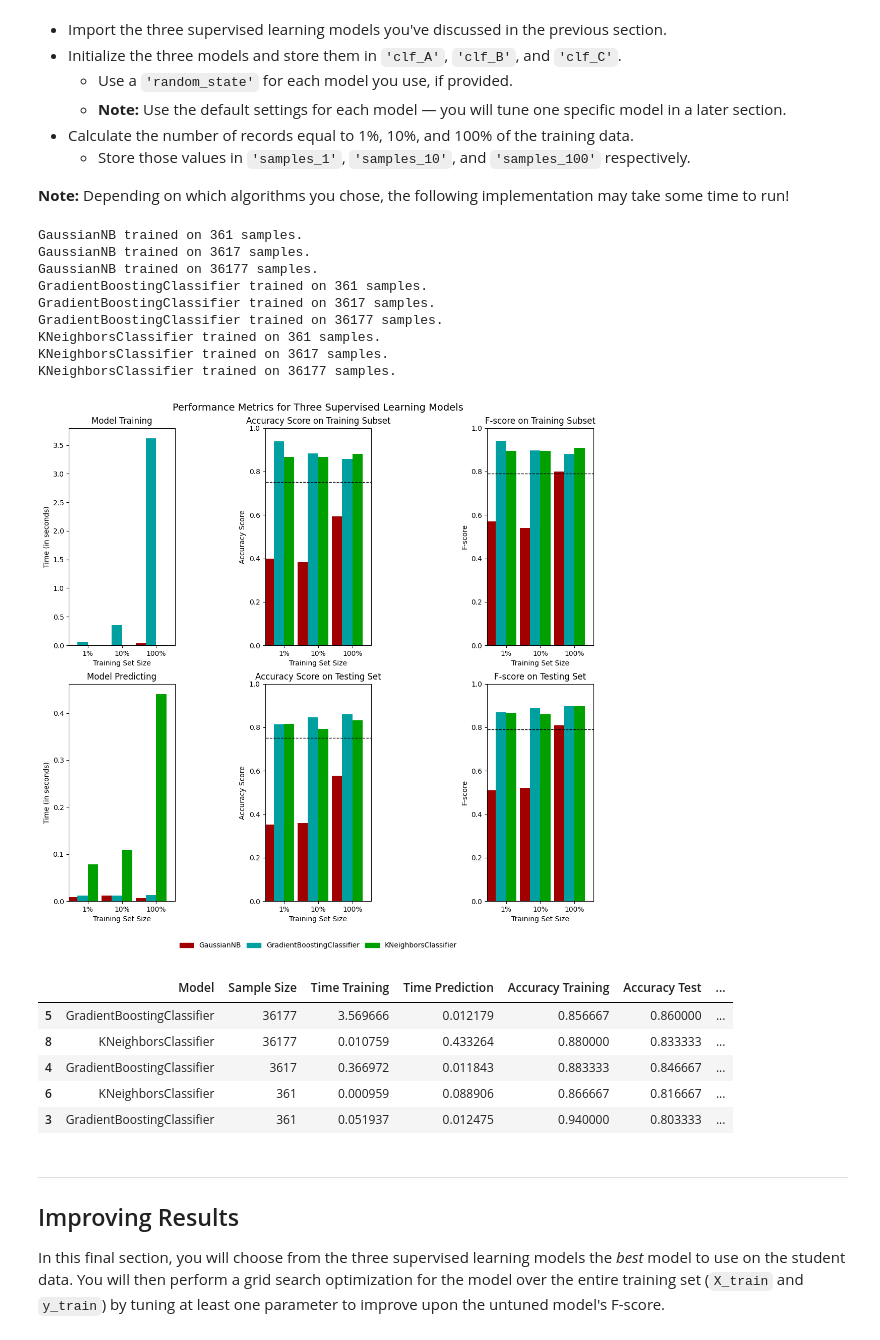
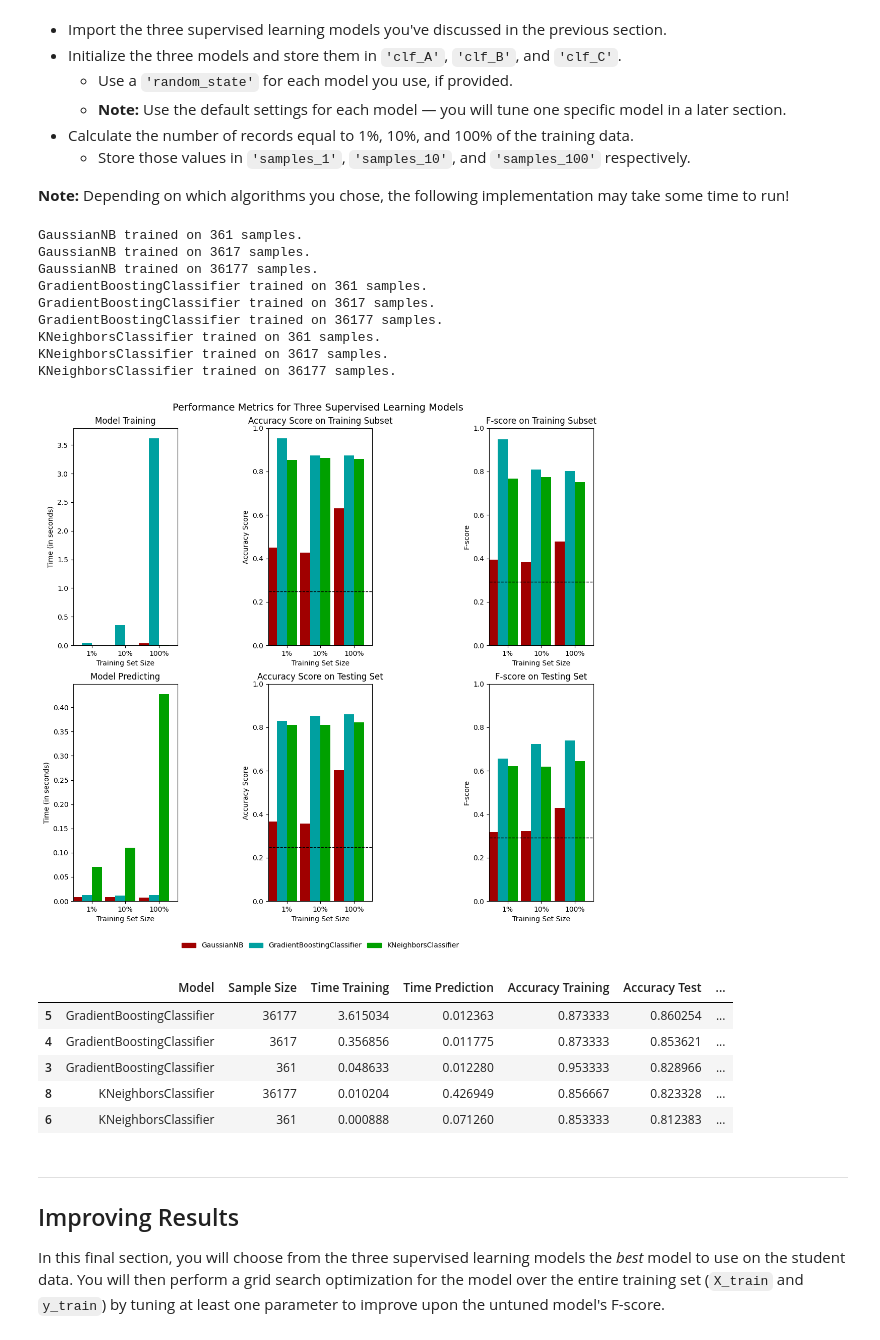
Before and after one commit to hbxbgrw7913/finding_donors, a Jupyter notebook: finding_donors.ipynb, the cells around one changed output. Cells and saved outputs as stored; diff of their text form; code cells hidden in the pictures.

```diff
--- a/finding_donors.ipynb
+++ b/finding_donors.ipynb
@@ -173,7 +170,7 @@ Additionally, as with the non-numeric features, we need to convert the non-numer
 features_final = pd.get_dummies(features_log_minmax_transform)
 
 # TODO: Encode the 'income_raw' data to numerical values
-income = income_raw.apply(lambda x: 1 if x == '<=50K' else 0)
+income = (income_raw == ">50K").astype(np.uint8)
 
 # Print the number of features after one-hot encoding
 encoded = list(features_final.columns)
@@ -195,8 +192,9 @@ from sklearn.model_selection import train_test_split
 # Split the 'features' and 'income' data into training and testing sets
 X_train, X_test, y_train, y_test = train_test_split(features_final,
                                                     income,
+                                                    stratify = income, # to account for imbalanced income
                                                     test_size = 0.2,
-                                                    random_state = 0)
+                                                    random_state=42) # to introduce randomness
 
 # Show the results of the split
 print("Training set has {} samples.".format(X_train.shape[0]))
@@ -421,7 +419,7 @@ def train_predict(learner, sample_size, X_train, y_train, X_test, y_test):
     results['acc_train'] = accuracy_score(y_train[:300], predictions_train[:300])
 
     # TODO: Compute accuracy on test set using accuracy_score()
-    results['acc_test'] = accuracy_score(y_test[:300], predictions_test[:300])
+    results['acc_test'] = accuracy_score(y_test, predictions_test)
 
 ###########################################################################################
 
@@ -429,13 +427,13 @@ def train_predict(learner, sample_size, X_train, y_train, X_test, y_test):
     results['prec_train'] = precision_score(y_train[:300], predictions_train[:300])
 
     # TODO: Compute precision on test set using precision_score()
-    results['prec_test'] = precision_score(y_test[:300], predictions_test[:300])
+    results['prec_test'] = precision_score(y_test, predictions_test)
 
     # TODO: Compute accuracy on training set using recall_score()
     results['recall_train'] = recall_score(y_train[:300], predictions_train[:300])
 
     # TODO: Compute accuracy on test set using recall_score()
-    results['recall_test'] = recall_score(y_test[:300], predictions_test[:300])
+    results['recall_test'] = recall_score(y_test, predictions_test)
 
 ###########################################################################################
 
@@ -443,7 +441,7 @@ def train_predict(learner, sample_size, X_train, y_train, X_test, y_test):
     results['f_train'] = fbeta_score(y_train[:300], predictions_train[:300], beta=0.5)
 
     # TODO: Compute F-score on the test set which is y_test
-    results['f_test'] = fbeta_score(y_test[:300], predictions_test[:300], beta=0.5)
+    results['f_test'] = fbeta_score(y_test,predictions_test,beta=0.5)
 
     # Success
     print("{} trained on {} samples.".format(learner.__class__.__name__, sample_size))
@@ -484,18 +482,9 @@ from sklearn.linear_model import LogisticRegression
 from sklearn.ensemble import GradientBoostingClassifier
 from sklearn.ensemble import AdaBoostClassifier
 
-list_models = [
-    GaussianNB(),
-    #DecisionTreeClassifier(random_state=33),
-    #BaggingClassifier(random_state=33),
-    #AdaBoostClassifier(),
-    #RandomForestClassifier(random_state=33),
-    GradientBoostingClassifier(),
-    KNeighborsClassifier(),
-    #SGDClassifier(),
-    #SVC(kernel='rbf', random_state = 33),
-    #LogisticRegression()
-]
+list_models = [GaussianNB(), # no random_state can be introduced to GaussianNB
+               GradientBoostingClassifier(random_state=33),
+               KNeighborsClassifier()] # no random_state can be introduced to KNN
 
 # TODO: Calculate the number of samples for 1%, 10%, and 100% of the training data
 # HINT: samples_100 is the entire training set i.e. len(y_train)
@@ -522,43 +511,43 @@ for clf in list_models:
         results[clf_name][i] = \
         train_predict(clf, samples, X_train, y_train.values.ravel(), X_test, y_test)
 
         df = pd.DataFrame({'Model': [clf_name],
                            'Sample Size': [samples],
                            'Time Training': [results[clf_name][i]['train_time']],
                            'Time Prediction': [results[clf_name][i]['pred_time']],
                            'Accuracy Training': [results[clf_name][i]['acc_train']],
                            'Accuracy Test': [results[clf_name][i]['acc_test']],
                            'Precision Training': [results[clf_name][i]['prec_train']],
                            'Precision Test': [results[clf_name][i]['prec_test']],
                            'Recall Training': [results[clf_name][i]['recall_train']],
                            'Recall Test': [results[clf_name][i]['recall_test']],
                            'F-Score Training': [results[clf_name][i]['f_train']],
                            'F-Score Test': [results[clf_name][i]['f_test']]})
 
         results_df = pd.concat([results_df, df], ignore_index=True)
 
 # Run metrics visualization for the three supervised learning models chosen
 vs.evaluate(results, accuracy, fscore)
 # %% [output]
 GaussianNB trained on 361 samples.
 GaussianNB trained on 3617 samples.
 GaussianNB trained on 36177 samples.
 GradientBoostingClassifier trained on 361 samples.
 GradientBoostingClassifier trained on 3617 samples.
 GradientBoostingClassifier trained on 36177 samples.
 KNeighborsClassifier trained on 361 samples.
 KNeighborsClassifier trained on 3617 samples.
 KNeighborsClassifier trained on 36177 samples.
-[figure, old version]
+[figure, new version]
 # %%
 results_df.sort_values(by='F-Score Test', ascending=False).head()
 # %% [output]
 |  | Model | Sample Size | Time Training | Time Prediction | Accuracy Training | Accuracy Test | ... |
-| 5 | GradientBoostingClassifier | 36177 | 3.569666 | 0.012179 | 0.856667 | 0.860000 | ... |
-| 8 | KNeighborsClassifier | 36177 | 0.010759 | 0.433264 | 0.880000 | 0.833333 | ... |
-| 4 | GradientBoostingClassifier | 3617 | 0.366972 | 0.011843 | 0.883333 | 0.846667 | ... |
-| 6 | KNeighborsClassifier | 361 | 0.000959 | 0.088906 | 0.866667 | 0.816667 | ... |
-| 3 | GradientBoostingClassifier | 361 | 0.051937 | 0.012475 | 0.940000 | 0.803333 | ... |
+| 5 | GradientBoostingClassifier | 36177 | 3.615034 | 0.012363 | 0.873333 | 0.860254 | ... |
+| 4 | GradientBoostingClassifier | 3617 | 0.356856 | 0.011775 | 0.873333 | 0.853621 | ... |
+| 3 | GradientBoostingClassifier | 361 | 0.048633 | 0.012280 | 0.953333 | 0.828966 | ... |
+| 8 | KNeighborsClassifier | 36177 | 0.010204 | 0.426949 | 0.856667 | 0.823328 | ... |
+| 6 | KNeighborsClassifier | 361 | 0.000888 | 0.071260 | 0.853333 | 0.812383 | ... |
 # %% [markdown]
 ----
 ## Improving Results
```
Also changed, not shown: parts of 18 cells of this notebook.
